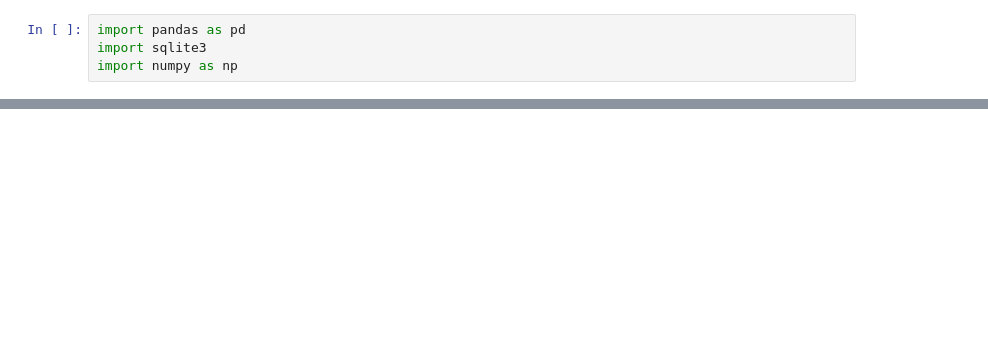
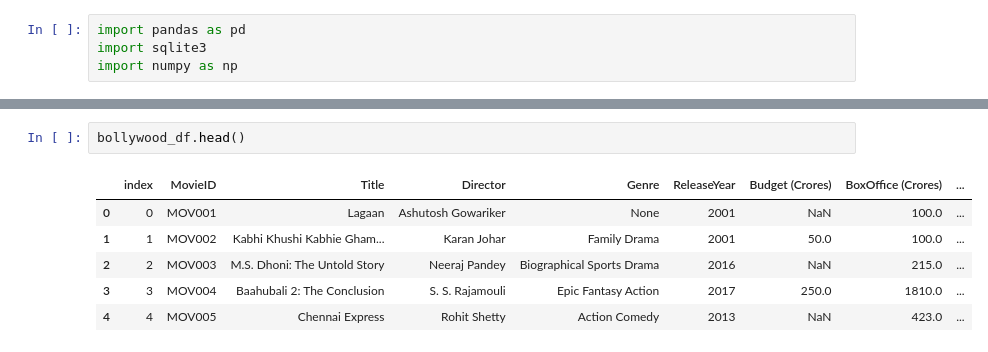
Before and after one commit to shashank-nineleaps/python_assignment, a Jupyter notebook: Final_Test_Pandas/Data_cleaning.ipynb, the cells around one changed output, grey strips where cells are left out. Saved outputs shown, nothing was run; the diff lists cells and outputs as text; blank space fills up the shorter version.

```diff
--- a/Final_Test_Pandas/Data_cleaning.ipynb
+++ b/Final_Test_Pandas/Data_cleaning.ipynb
@@ -29,0 +35,9 @@ DatabaseError: Execution failed on sql 'SELECT * FROM movies;': no such table: m
+# %%
+bollywood_df.head()
+# %% [output]
+|  | index | MovieID | Title | Director | Genre | ReleaseYear | Budget (Crores) | BoxOffice (Crores) | ... |
+| 0 | 0 | MOV001 | Lagaan | Ashutosh Gowariker | None | 2001 | NaN | 100.0 | ... |
+| 1 | 1 | MOV002 | Kabhi Khushi Kabhie Gham... | Karan Johar | Family Drama | 2001 | 50.0 | 100.0 | ... |
+| 2 | 2 | MOV003 | M.S. Dhoni: The Untold Story | Neeraj Pandey | Biographical Sports Drama | 2016 | NaN | 215.0 | ... |
+| 3 | 3 | MOV004 | Baahubali 2: The Conclusion | S. S. Rajamouli | Epic Fantasy Action | 2017 | 250.0 | 1810.0 | ... |
+| 4 | 4 | MOV005 | Chennai Express | Rohit Shetty | Action Comedy | 2013 | NaN | 423.0 | ... |
```
Also changed, not shown: parts of 12 cells of this notebook, 1 other file.
